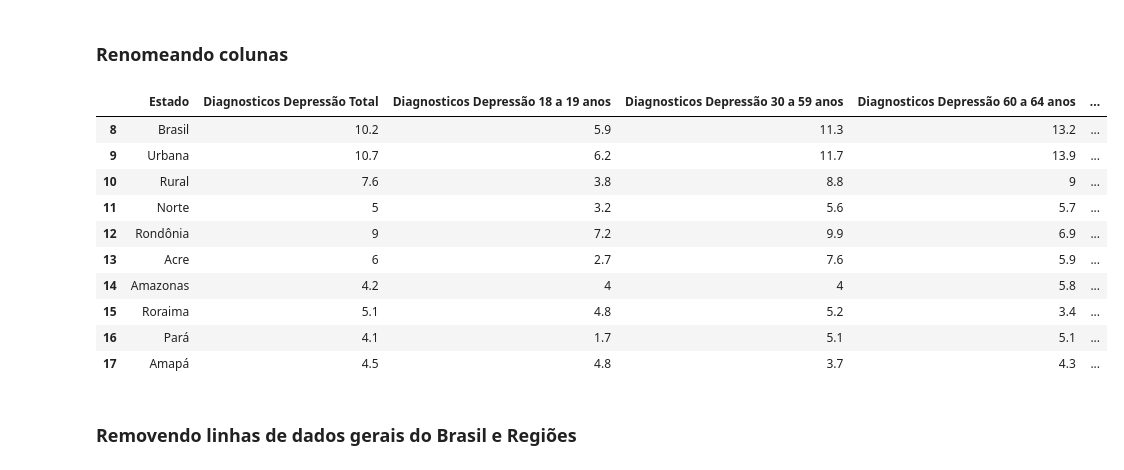
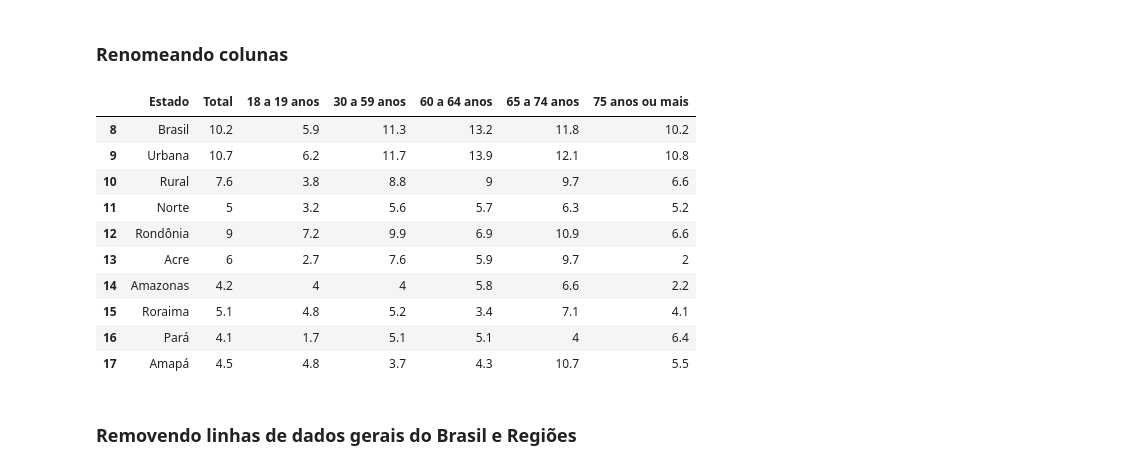
Before and after one commit to Felipeecp/desafio4_tratamento_dados, a Jupyter notebook: dados_depressao.ipynb, the cells around one changed output. Cells and saved outputs as stored; diff of their text form; code cells hidden in the pictures.

```diff
--- a/dados_depressao.ipynb
+++ b/dados_depressao.ipynb
@@ -89,21 +89,21 @@ tab3_44_idade.head(10)
 # %% [markdown]
 ### Renomeando colunas
 # %%
-colunas = ['Estado','Diagnosticos Depressão Total','Diagnosticos Depressão 18 a 19 anos','Diagnosticos Depressão 30 a 59 anos','Diagnosticos Depressão 60 a 64 anos','Diagnosticos Depressão 65 a 74 anos','Diagnosticos Depressão 75 anos ou mais']
+colunas = ['Estado','Total','18 a 19 anos','30 a 59 anos','60 a 64 anos','65 a 74 anos','75 anos ou mais']
 tab3_44_idade.columns = colunas
 tab3_44_idade.head(10)
 # %% [output]
-|  | Estado | Diagnosticos Depressão Total | Diagnosticos Depressão 18 a 19 anos | Diagnosticos Depressão 30 a 59 anos | Diagnosticos Depressão 60 a 64 anos | ... |
-| 8 | Brasil | 10.2 | 5.9 | 11.3 | 13.2 | ... |
-| 9 | Urbana | 10.7 | 6.2 | 11.7 | 13.9 | ... |
-| 10 | Rural | 7.6 | 3.8 | 8.8 | 9 | ... |
-| 11 | Norte | 5 | 3.2 | 5.6 | 5.7 | ... |
-| 12 | Rondônia | 9 | 7.2 | 9.9 | 6.9 | ... |
-| 13 | Acre | 6 | 2.7 | 7.6 | 5.9 | ... |
-| 14 | Amazonas | 4.2 | 4 | 4 | 5.8 | ... |
-| 15 | Roraima | 5.1 | 4.8 | 5.2 | 3.4 | ... |
-| 16 | Pará | 4.1 | 1.7 | 5.1 | 5.1 | ... |
-| 17 | Amapá | 4.5 | 4.8 | 3.7 | 4.3 | ... |
+|  | Estado | Total | 18 a 19 anos | 30 a 59 anos | 60 a 64 anos | 65 a 74 anos | 75 anos ou mais |
+| 8 | Brasil | 10.2 | 5.9 | 11.3 | 13.2 | 11.8 | 10.2 |
+| 9 | Urbana | 10.7 | 6.2 | 11.7 | 13.9 | 12.1 | 10.8 |
+| 10 | Rural | 7.6 | 3.8 | 8.8 | 9 | 9.7 | 6.6 |
+| 11 | Norte | 5 | 3.2 | 5.6 | 5.7 | 6.3 | 5.2 |
+| 12 | Rondônia | 9 | 7.2 | 9.9 | 6.9 | 10.9 | 6.6 |
+| 13 | Acre | 6 | 2.7 | 7.6 | 5.9 | 9.7 | 2 |
+| 14 | Amazonas | 4.2 | 4 | 4 | 5.8 | 6.6 | 2.2 |
+| 15 | Roraima | 5.1 | 4.8 | 5.2 | 3.4 | 7.1 | 4.1 |
+| 16 | Pará | 4.1 | 1.7 | 5.1 | 5.1 | 4 | 6.4 |
+| 17 | Amapá | 4.5 | 4.8 | 3.7 | 4.3 | 10.7 | 5.5 |
 # %% [markdown]
 ### Removendo linhas de dados gerais do Brasil e Regiões
 # %%
```
Also changed, not shown: parts of 12 cells of this notebook, 9 other files.
